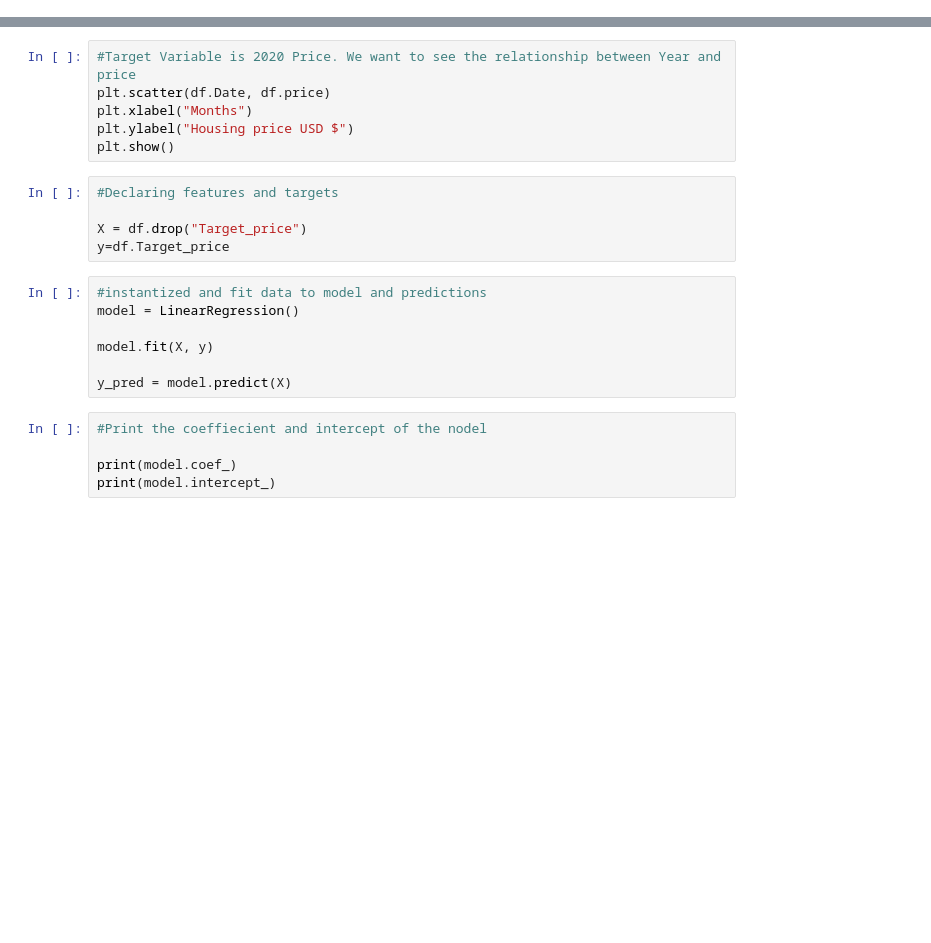
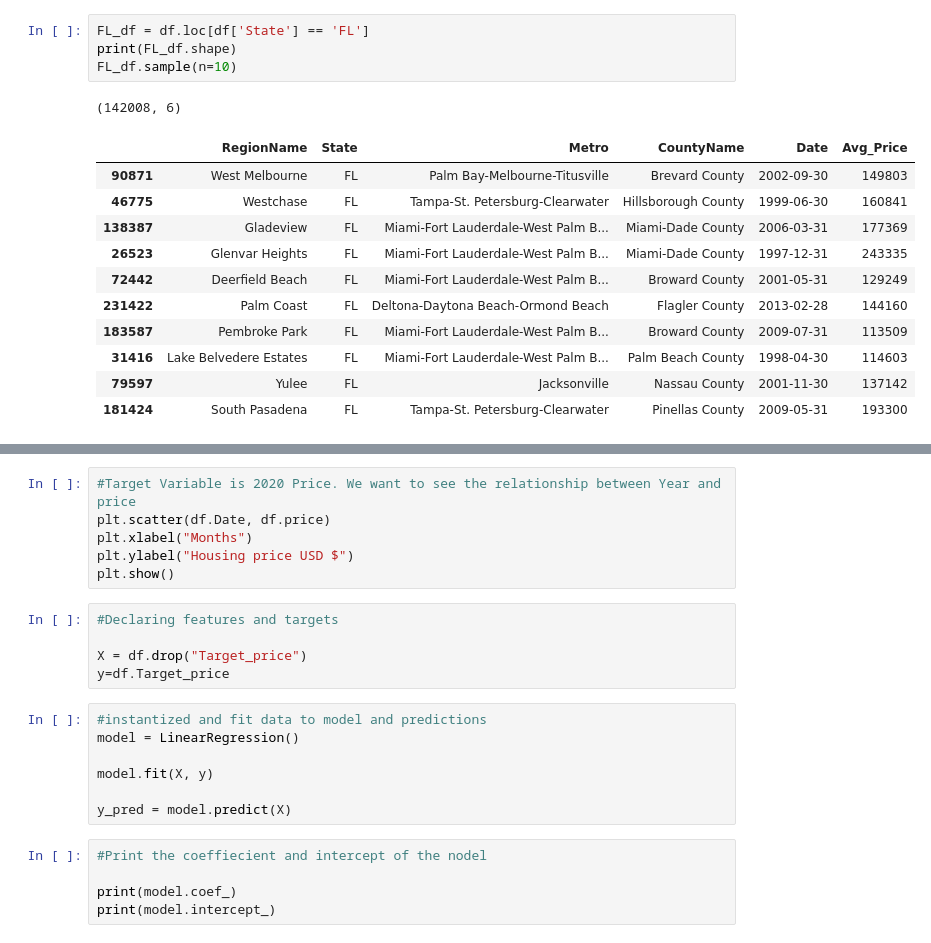
Before and after one commit to Jopinson/COVID19_Property_Pandemic, a Jupyter notebook: notebooks/modeling/Covid-Housing-ML.ipynb, the cells around one changed output, grey strips where cells are left out. Drawn from its saved outputs; the diff is of its cells as text; blank space fills up the shorter version.

```diff
--- a/notebooks/modeling/Covid-Housing-ML.ipynb
+++ b/notebooks/modeling/Covid-Housing-ML.ipynb
@@ -21,0 +46,17 @@ CA_df.sample(n=5)
+# %%
+FL_df = df.loc[df['State'] == 'FL']
+print(FL_df.shape)
+FL_df.sample(n=10)
+# %% [output]
+(142008, 6)
+|  | RegionName | State | Metro | CountyName | Date | Avg_Price |
+| 90871 | West Melbourne | FL | Palm Bay-Melbourne-Titusville | Brevard County | 2002-09-30 | 149803 |
+| 46775 | Westchase | FL | Tampa-St. Petersburg-Clearwater | Hillsborough County | 1999-06-30 | 160841 |
+| 138387 | Gladeview | FL | Miami-Fort Lauderdale-West Palm B... | Miami-Dade County | 2006-03-31 | 177369 |
+| 26523 | Glenvar Heights | FL | Miami-Fort Lauderdale-West Palm B... | Miami-Dade County | 1997-12-31 | 243335 |
+| 72442 | Deerfield Beach | FL | Miami-Fort Lauderdale-West Palm B... | Broward County | 2001-05-31 | 129249 |
+| 231422 | Palm Coast | FL | Deltona-Daytona Beach-Ormond Beach | Flagler County | 2013-02-28 | 144160 |
+| 183587 | Pembroke Park | FL | Miami-Fort Lauderdale-West Palm B... | Broward County | 2009-07-31 | 113509 |
+| 31416 | Lake Belvedere Estates | FL | Miami-Fort Lauderdale-West Palm B... | Palm Beach County | 1998-04-30 | 114603 |
+| 79597 | Yulee | FL | Jacksonville | Nassau County | 2001-11-30 | 137142 |
+| 181424 | South Pasadena | FL | Tampa-St. Petersburg-Clearwater | Pinellas County | 2009-05-31 | 193300 |
```
Also changed, not shown: parts of 16 cells of this notebook.
